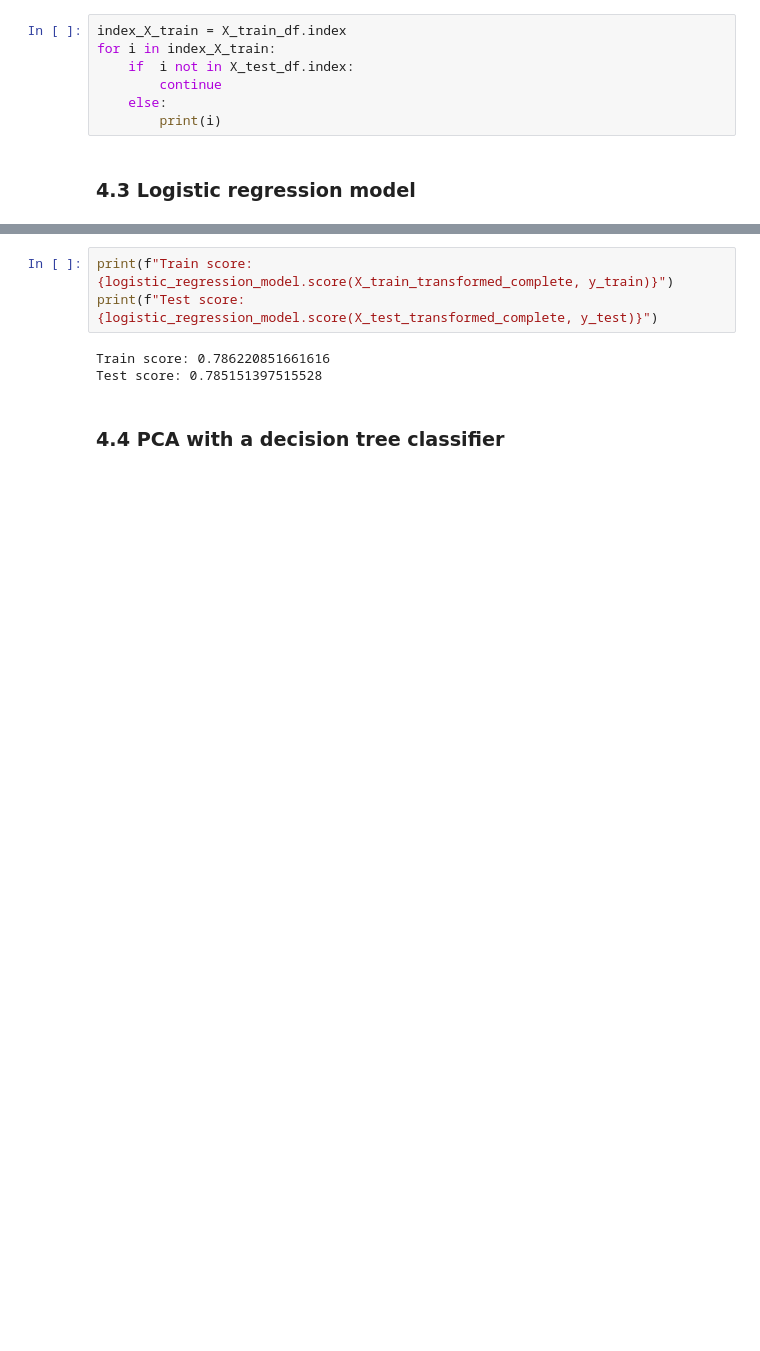
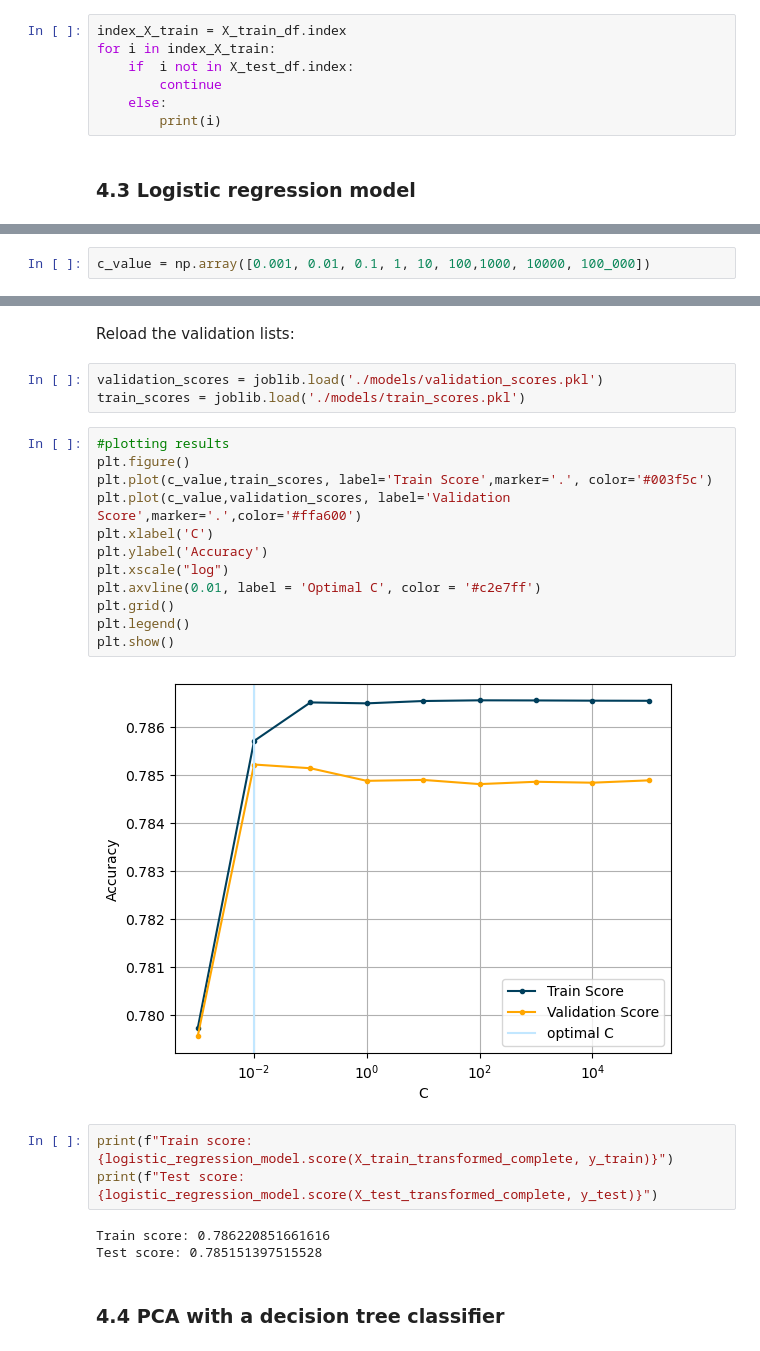
Before and after one commit to bennymiddel/personal_projects, a Jupyter notebook: 01_NLP_hotel_review/BM_NLP_hotel_review.ipynb, the cells around one changed output, grey strips where cells are left out. Saved outputs shown, nothing was run; the diff lists cells and outputs as text; blank space fills up the shorter version.

Commit message:
Model Evaluation done

```diff
--- a/01_NLP_hotel_review/BM_NLP_hotel_review.ipynb
+++ b/01_NLP_hotel_review/BM_NLP_hotel_review.ipynb
@@ -977,0 +979,2 @@ logistic_regression_model =logreg.fit(X_train_transformed_complete, y_train)
+# %%
+c_value = np.array([0.001, 0.01, 0.1, 1, 10, 100,1000, 10000, 100_000])
@@ -978,3 +998,22 @@ logistic_regression_model =logreg.fit(X_train_transformed_complete, y_train)
+# %% [markdown]
+Reload the validation lists:
+# %%
+validation_scores = joblib.load('./models/validation_scores.pkl')
+train_scores = joblib.load('./models/train_scores.pkl')
+# %%
+#plotting results
+plt.figure()
+plt.plot(c_value,train_scores, label='Train Score',marker='.', color='#003f5c')
+plt.plot(c_value,validation_scores, label='Validation Score',marker='.',color='#ffa600')
+plt.xlabel('C')
+plt.ylabel('Accuracy')
+plt.xscale("log")
+plt.axvline(0.01, label = 'Optimal C', color = '#c2e7ff')
+plt.grid()
+plt.legend()
+plt.show()
+# %% [output]
+[figure, added]
 # %%
 print(f"Train score: {logistic_regression_model.score(X_train_transformed_complete, y_train)}")
 print(f"Test score: {logistic_regression_model.score(X_test_transformed_complete, y_test)}")
```
Also changed, not shown: parts of 11 cells of this notebook, 2 other files.
